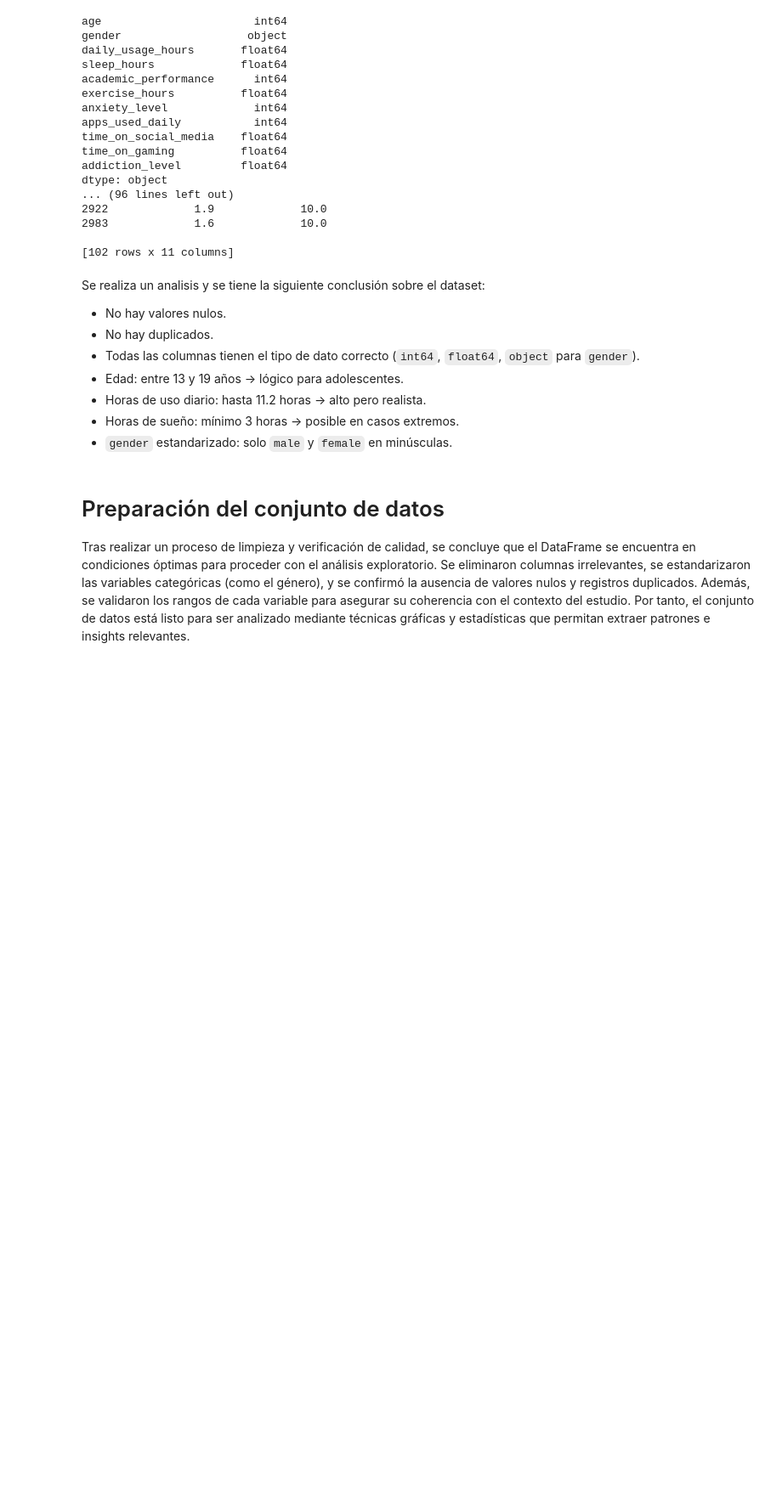
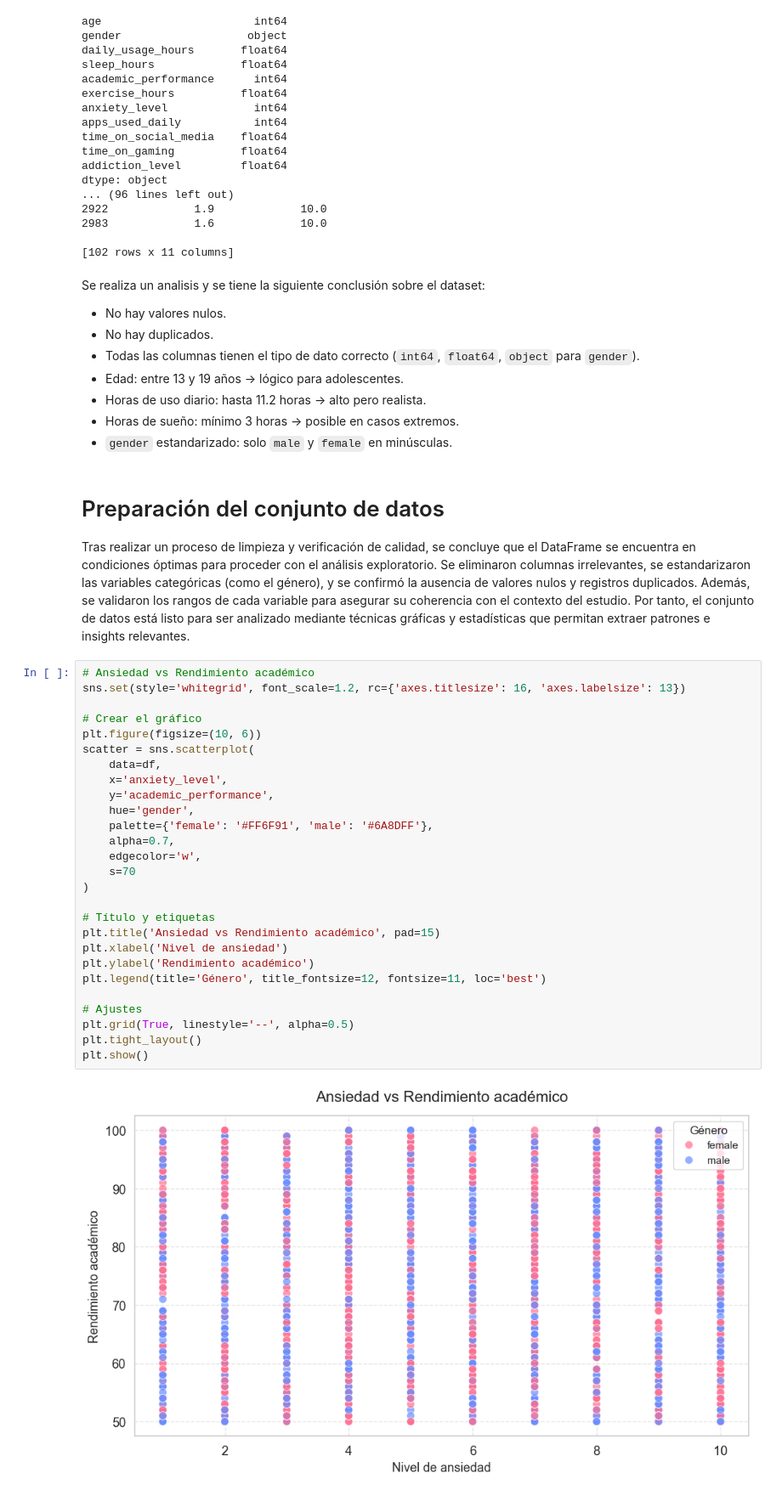
Before and after one commit to Alejomaya1103/Ejercicio-practico-semana-3---Grupo-7, a Jupyter notebook: Ejercicio_practico.ipynb, the cells around one changed output. Shown at 85% size. Saved outputs shown, nothing was run; the diff lists cells and outputs as text; blank space fills up the shorter version.

```diff
--- a/Ejercicio_practico.ipynb
+++ b/Ejercicio_practico.ipynb
@@ -170,3 +170,32 @@ Se realiza un analisis y se tiene la siguiente conclusión sobre el dataset:
 # Preparación del conjunto de datos
 
 Tras realizar un proceso de limpieza y verificación de calidad, se concluye que el DataFrame se encuentra en condiciones óptimas para proceder con el análisis exploratorio. Se eliminaron columnas irrelevantes, se estandarizaron las variables categóricas (como el género), y se confirmó la ausencia de valores nulos y registros duplicados. Además, se validaron los rangos de cada variable para asegurar su coherencia con el contexto del estudio. Por tanto, el conjunto de datos está listo para ser analizado mediante técnicas gráficas y estadísticas que permitan extraer patrones e insights relevantes.
+# %%
+# Ansiedad vs Rendimiento académico
+sns.set(style='whitegrid', font_scale=1.2, rc={'axes.titlesize': 16, 'axes.labelsize': 13})
+
+# Crear el gráfico
+plt.figure(figsize=(10, 6))
+scatter = sns.scatterplot(
+    data=df,
+    x='anxiety_level',
+    y='academic_performance',
+    hue='gender',
+    palette={'female': '#FF6F91', 'male': '#6A8DFF'},
+    alpha=0.7,
+    edgecolor='w',
+    s=70
+)
+
+# Título y etiquetas
+plt.title('Ansiedad vs Rendimiento académico', pad=15)
+plt.xlabel('Nivel de ansiedad')
+plt.ylabel('Rendimiento académico')
+plt.legend(title='Género', title_fontsize=12, fontsize=11, loc='best')
+
+# Ajustes
+plt.grid(True, linestyle='--', alpha=0.5)
+plt.tight_layout()
+plt.show()
+# %% [output]
+[figure, added]
```
Also changed, not shown: parts of 13 cells of this notebook.
